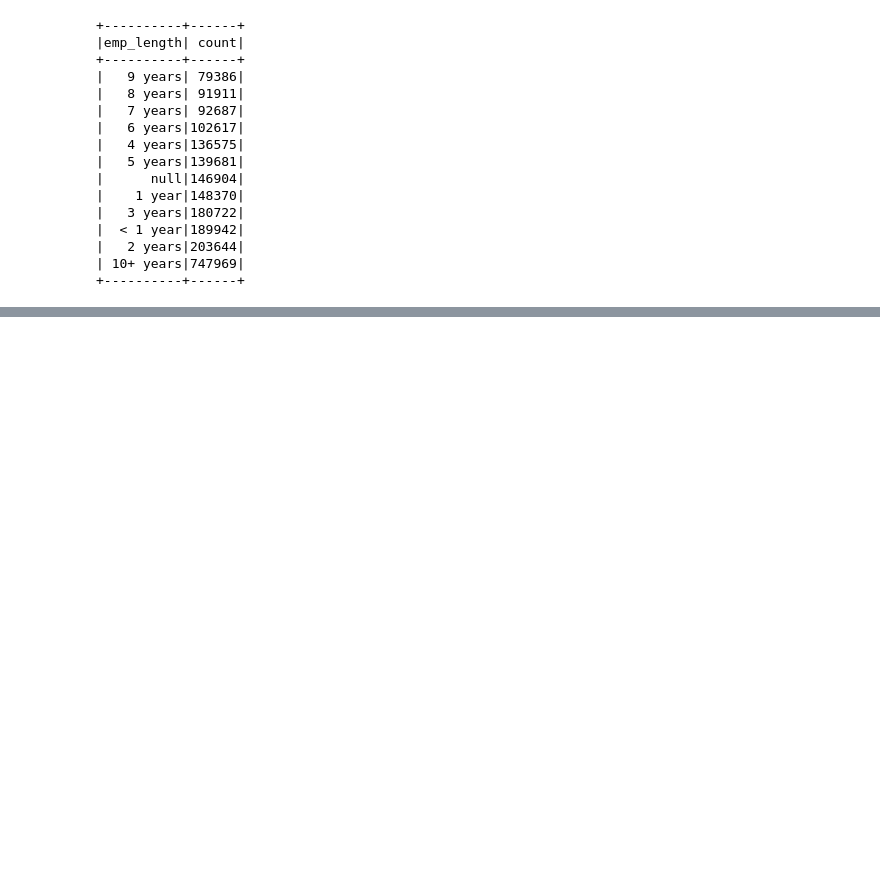
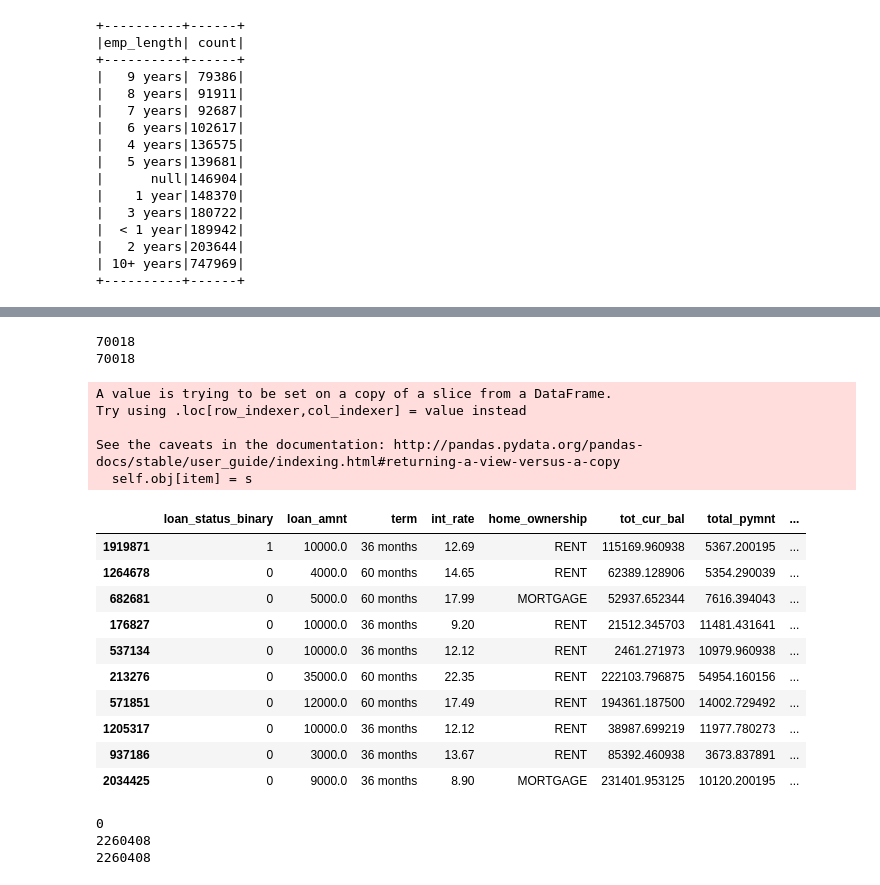
Before and after one commit to matthew-e-thomas/Spark_ML_DS5559, a Jupyter notebook: Final_Project_DS5559_data.ipynb, the cells around one changed output, grey strips where cells are left out. Saved outputs shown, nothing was run; the diff lists cells and outputs as text; code cells hidden in the pictures; blank space fills up the shorter version.

```diff
--- a/Final_Project_DS5559_data.ipynb
+++ b/Final_Project_DS5559_data.ipynb
@@ -407,8 +364,0 @@ emp_length_high = F.when(
-# %%
-#add dummy columns to train data
-df = df.withColumn('emp_length_low', emp_length_low)
-df = df.withColumn('emp_length_high', emp_length_high)
-
-#Remove redundant "emp_length" column
-df = df.drop('emp_length')
-df.show(10)
@@ -431,5 +364,0 @@ only showing top 10 rows
-# %%
-#Removing a dummy variable column for "grade" and "emp_length", since number of columns should be n-1, where n is number of categories
-df = df.drop('grade_AB')
-df = df.drop('emp_length_high')
-df.printSchema()
@@ -455,0 +369,12 @@ df.toPandas().to_csv('train_data.csv')
+# %%
+data = df.filter(df['tot_cur_bal'].isNotNull())
+
+from pyspark.ml.regression import LinearRegression
+from pyspark.ml.feature import StringIndexer
+from pyspark.ml.feature import OneHotEncoder
+from pyspark.ml.feature import VectorAssembler
+from pyspark.ml.feature import StandardScaler
+from pyspark.ml import Pipeline
+#LinearRegression(featuresCol='features',
+#labelCol='label',
+#predictionCol='prediction', maxIter=100, regParam=0.0, elasticNetParam=0.0, tol=1e-06, fitIntercept=True, standardization=True, solver='auto', weightCol=None, aggregationDepth=2, loss='squaredError', epsilon=1.35)[source]
@@ -455,0 +419,3 @@ df.toPandas().to_csv('train_data.csv')
+# %%
+null_data = df.filter(df['tot_cur_bal'].isNull())
+prediction_of_null = model.transform(null_data)
@@ -455,0 +440,34 @@ df.toPandas().to_csv('train_data.csv')
+# %%
+pandas_df = df.toPandas()
+prediction_df = prediction_of_null.toPandas()
+print(len(prediction_df['prediction']))
+print(len(pandas_df[pandas_df.tot_cur_bal.isnull()]))
+#this is not working
+#pandas_df.loc[pandas_df['tot_cur_bal'].isnull(), 'tot_cur_bal'] = prediction_df['prediction']
+pandas_df_null = pandas_df[pandas_df.tot_cur_bal.isnull()]
+pandas_df_not_null = pandas_df[~pandas_df.tot_cur_bal.isnull()]
+
+prediction_df_2 = pd.DataFrame(index = pandas_df_null.index)
+prediction_df_2['tot_cur_bal'] = prediction_df['prediction'].values
+
+pandas_df_null.loc[pandas_df_null.index, 'tot_cur_bal'] = prediction_df_2['tot_cur_bal']
+pandas_df_null.sample(10)
+# %% [output]
+70018
+70018
+A value is trying to be set on a copy of a slice from a DataFrame.
+Try using .loc[row_indexer,col_indexer] = value instead
+
+See the caveats in the documentation: http://pandas.pydata.org/pandas-docs/stable/user_guide/indexing.html#returning-a-view-versus-a-copy
+  self.obj[item] = s
+|  | loan_status_binary | loan_amnt | term | int_rate | home_ownership | tot_cur_bal | total_pymnt | ... |
+| 1919871 | 1 | 10000.0 | 36 months | 12.69 | RENT | 115169.960938 | 5367.200195 | ... |
+| 1264678 | 0 | 4000.0 | 60 months | 14.65 | RENT | 62389.128906 | 5354.290039 | ... |
+| 682681 | 0 | 5000.0 | 60 months | 17.99 | MORTGAGE | 52937.652344 | 7616.394043 | ... |
+| 176827 | 0 | 10000.0 | 36 months | 9.20 | RENT | 21512.345703 | 11481.431641 | ... |
+| 537134 | 0 | 10000.0 | 36 months | 12.12 | RENT | 2461.271973 | 10979.960938 | ... |
+| 213276 | 0 | 35000.0 | 60 months | 22.35 | RENT | 222103.796875 | 54954.160156 | ... |
+| 571851 | 0 | 12000.0 | 60 months | 17.49 | RENT | 194361.187500 | 14002.729492 | ... |
+| 1205317 | 0 | 10000.0 | 36 months | 12.12 | RENT | 38987.699219 | 11977.780273 | ... |
+| 937186 | 0 | 3000.0 | 36 months | 13.67 | RENT | 85392.460938 | 3673.837891 | ... |
+| 2034425 | 0 | 9000.0 | 36 months | 8.90 | MORTGAGE | 231401.953125 | 10120.200195 | ... |
@@ -458,0 +480,8 @@ df.toPandas().sample(frac=0.3, axis=0, random_state=123).to_csv('sample.csv')
+# %%
+print(len(pandas_df_null[pandas_df_null.tot_cur_bal.isnull()]))
+print(len(pandas_df))
+print(len(pandas_df_not_null)+len(pandas_df_null))
+# %% [output]
+0
+2260408
+2260408
```
Also changed, not shown: parts of 17 cells of this notebook, 1 other file.
